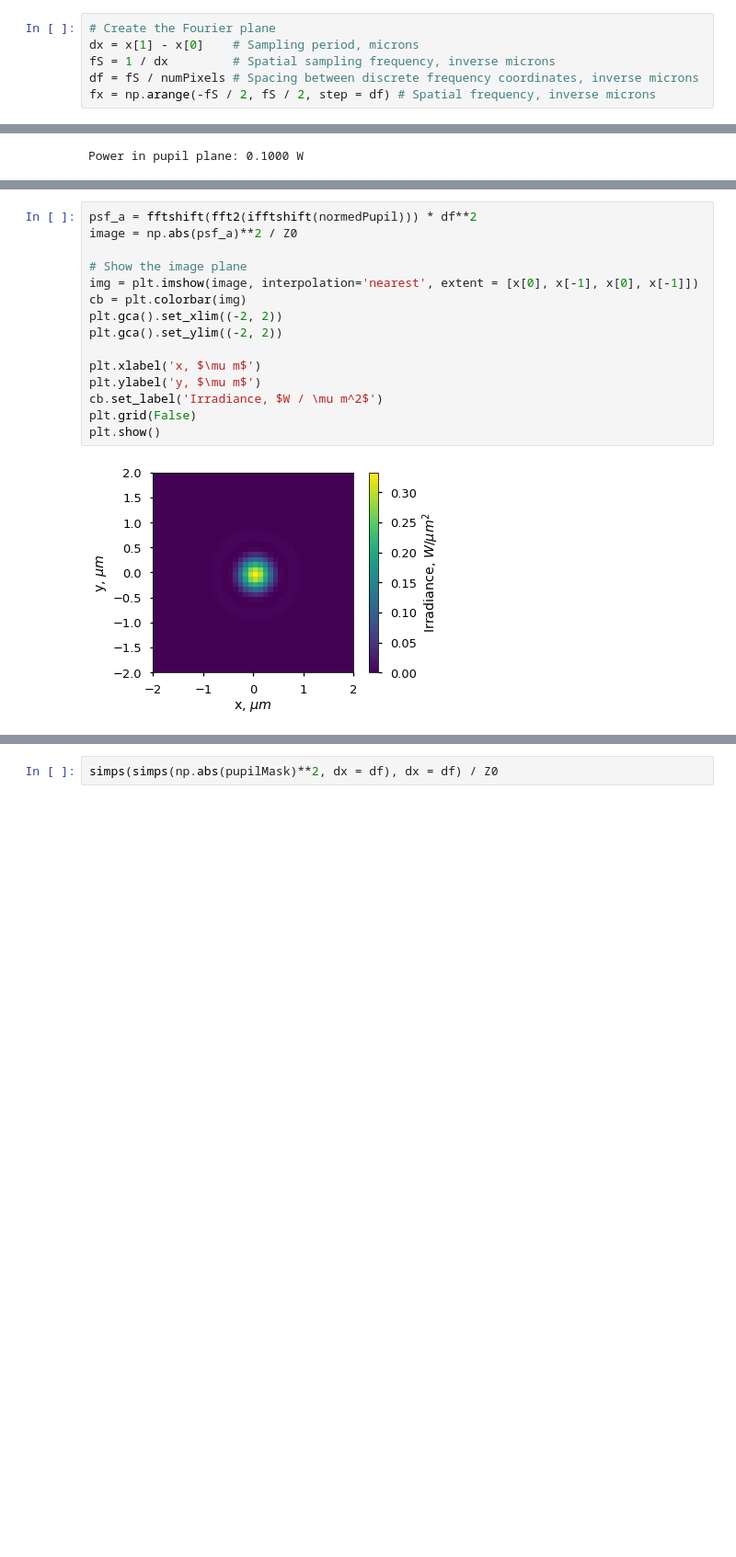
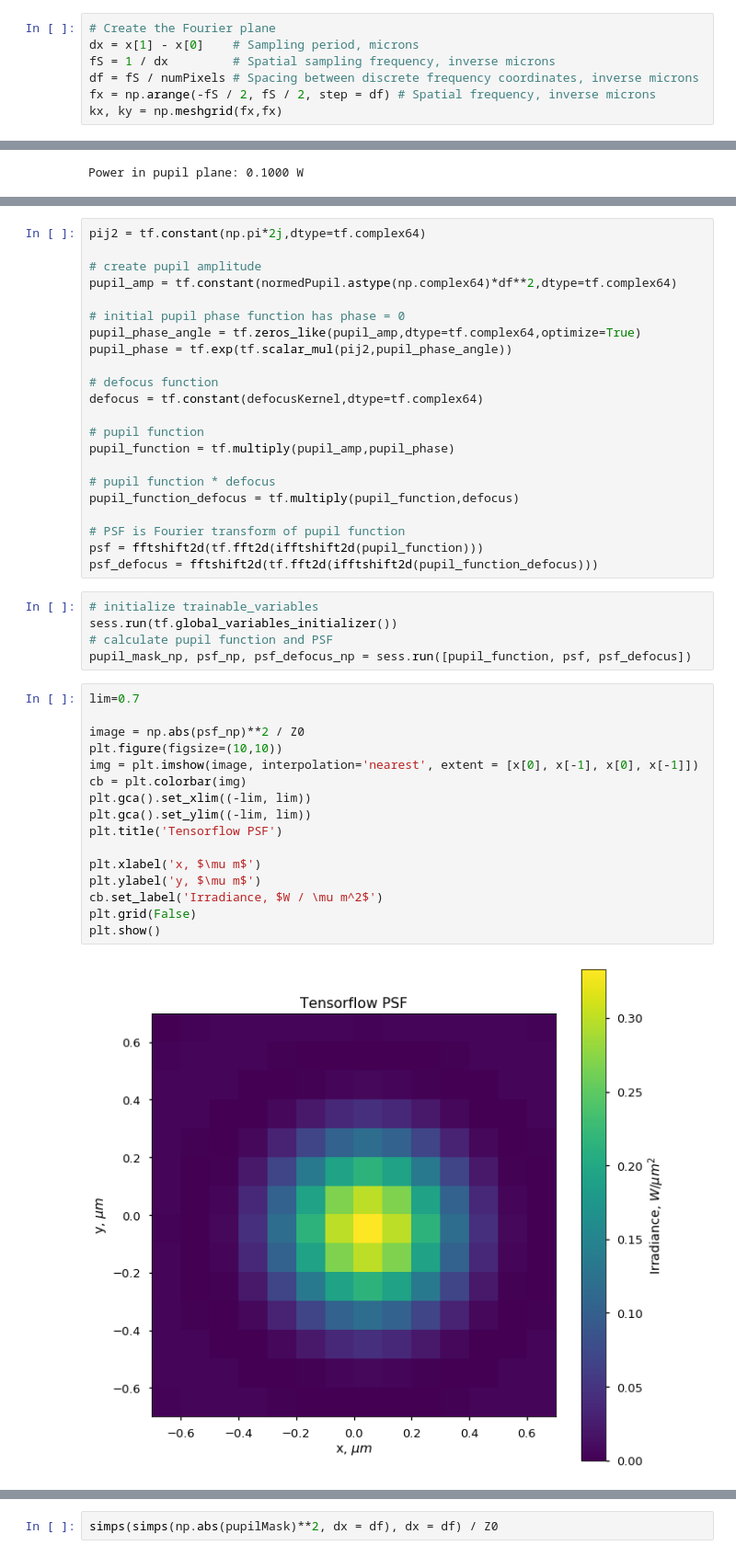
Before and after one commit to TuragaLab/MSRI2018_PupilCodedMicroscope, a Jupyter notebook: pupil_function_tf.ipynb, the cells around one changed output, grey strips where cells are left out. Shown at 92% size. Drawn from its saved outputs; the diff is of its cells as text; blank space fills up the shorter version.

Commit message:
added defocus WIP

```diff
--- a/pupil_function_tf.ipynb
+++ b/pupil_function_tf.ipynb
@@ -38,6 +38,7 @@ dx = x[1] - x[0]    # Sampling period, microns
 fS = 1 / dx         # Spatial sampling frequency, inverse microns
 df = fS / numPixels # Spacing between discrete frequency coordinates, inverse microns
 fx = np.arange(-fS / 2, fS / 2, step = df) # Spatial frequency, inverse microns
+kx, ky = np.meshgrid(fx,fx)
 # %%
 # Create the pupil, which is defined by the numerical aperture
 fNA             = NA / wavelength # radius of the pupil, inverse microns
@@ -80,17 +131,45 @@ Power in pupil plane: 0.1000 W
+# %%
+pij2 = tf.constant(np.pi*2j,dtype=tf.complex64)
+
+# create pupil amplitude
+pupil_amp = tf.constant(normedPupil.astype(np.complex64)*df**2,dtype=tf.complex64)
+
+# initial pupil phase function has phase = 0
+pupil_phase_angle = tf.zeros_like(pupil_amp,dtype=tf.complex64,optimize=True)
+pupil_phase = tf.exp(tf.scalar_mul(pij2,pupil_phase_angle))
+
+# defocus function
+defocus = tf.constant(defocusKernel,dtype=tf.complex64)
+
+# pupil function
+pupil_function = tf.multiply(pupil_amp,pupil_phase)
+
+# pupil function * defocus
+pupil_function_defocus = tf.multiply(pupil_function,defocus)
+
+# PSF is Fourier transform of pupil function
+psf = fftshift2d(tf.fft2d(ifftshift2d(pupil_function)))
+psf_defocus = fftshift2d(tf.fft2d(ifftshift2d(pupil_function_defocus)))
+# %%
+# initialize trainable_variables
+sess.run(tf.global_variables_initializer())
+# calculate pupil function and PSF
+pupil_mask_np, psf_np, psf_defocus_np = sess.run([pupil_function, psf, psf_defocus])
 # %%
-psf_a = fftshift(fft2(ifftshift(normedPupil))) * df**2
-image = np.abs(psf_a)**2 / Z0
+lim=0.7
 
-# Show the image plane
+image = np.abs(psf_np)**2 / Z0
+plt.figure(figsize=(10,10))
 img = plt.imshow(image, interpolation='nearest', extent = [x[0], x[-1], x[0], x[-1]])
 cb = plt.colorbar(img)
-plt.gca().set_xlim((-2, 2))
-plt.gca().set_ylim((-2, 2))
+plt.gca().set_xlim((-lim, lim))
+plt.gca().set_ylim((-lim, lim))
+plt.title('Tensorflow PSF')
 
 plt.xlabel('x, $\mu m$')
 plt.ylabel('y, $\mu m$')
 cb.set_label('Irradiance, $W / \mu m^2$')
 plt.grid(False)
 plt.show()
 # %% [output]
-[figure, old version]
+[figure, new version]
```
Also changed, not shown: parts of 11 cells of this notebook, 1 other file.
